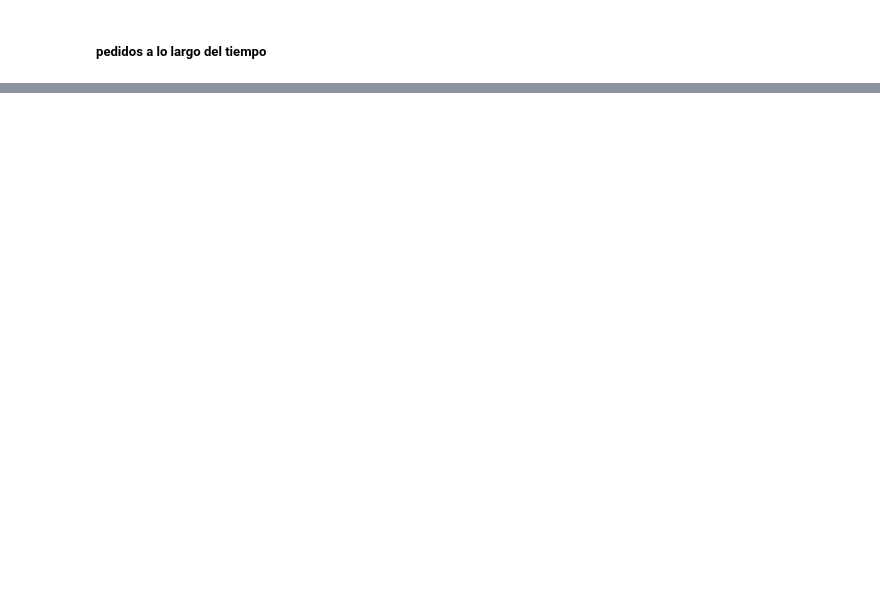
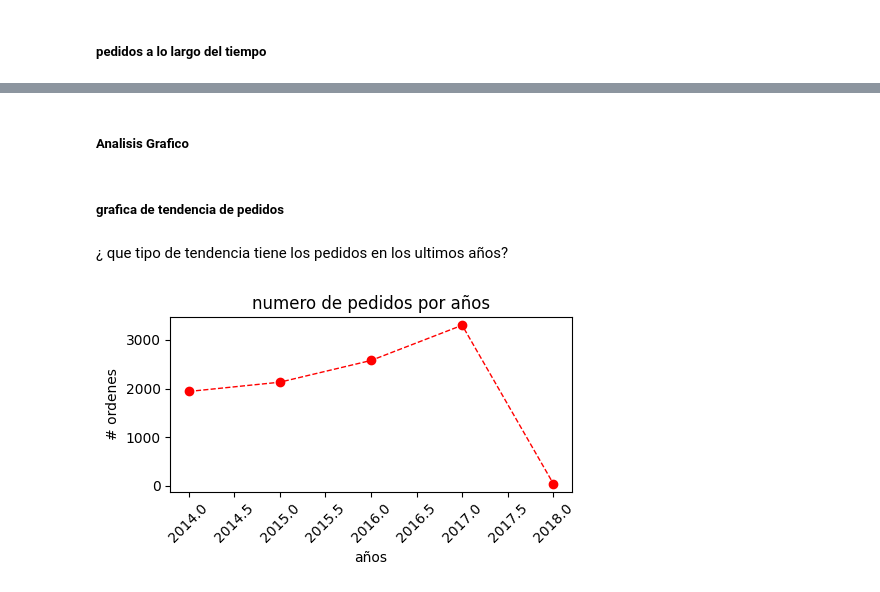
Before and after one commit to repos-especializacion-UdeA/tarea-fundamentos, a Jupyter notebook: entrega_udea_.ipynb, the cells around one changed output, grey strips where cells are left out. Cells and saved outputs as stored; diff of their text form; code cells hidden in the pictures; blank space fills up the shorter version.

```diff
--- a/entrega_udea_.ipynb
+++ b/entrega_udea_.ipynb
@@ -11,7 +13,7 @@ from sklearn.impute import SimpleImputer
 # %% [markdown]
 ##### TAMAÑO DEL DF
 # %%
-path='https://github.com/tigarto/tarea-fundamentos/raw/main/data_market.csv'
+path='c:/Users/afonseca/Desktop/data_market.csv'
 df=pd.read_csv(path,encoding='ISO-8859-1',delimiter=';',index_col='Row ID')
 # %% [markdown]
 ##### TAMAÑO DEL DF
@@ -164,2 +254,6 @@ categoria_s
 # %% [markdown]
 ##### pedidos a lo largo del tiempo
+# %%
+años_=df__.groupby('año')['año'].count()
+años_=años_.reset_index(name='conteo')
+años_
@@ -166,2 +267,23 @@ categoria_s
+# %% [markdown]
+##### Analisis Grafico
+# %% [markdown]
+##### grafica  de tendencia de pedidos
+# %% [markdown]
+¿ que tipo de tendencia tiene los pedidos en los ultimos años?
+# %%
+fig,ax = plt.subplots( figsize=(5, 3))
+
+ax.plot(años_['año'],años_['conteo'],color='red',marker='o',linestyle='--',linewidth=1)
+
+plt.xticks(rotation=45)
+plt.xlabel('años')
+plt.ylabel('# ordenes')
+
+ax.set_title('numero de pedidos por años')
+
+plt.tight_layout()
+plt.show()
+# %% [output]
+[figure, added]
 # %%
 df.head(1)
```
Also changed, not shown: parts of 16 cells of this notebook.
